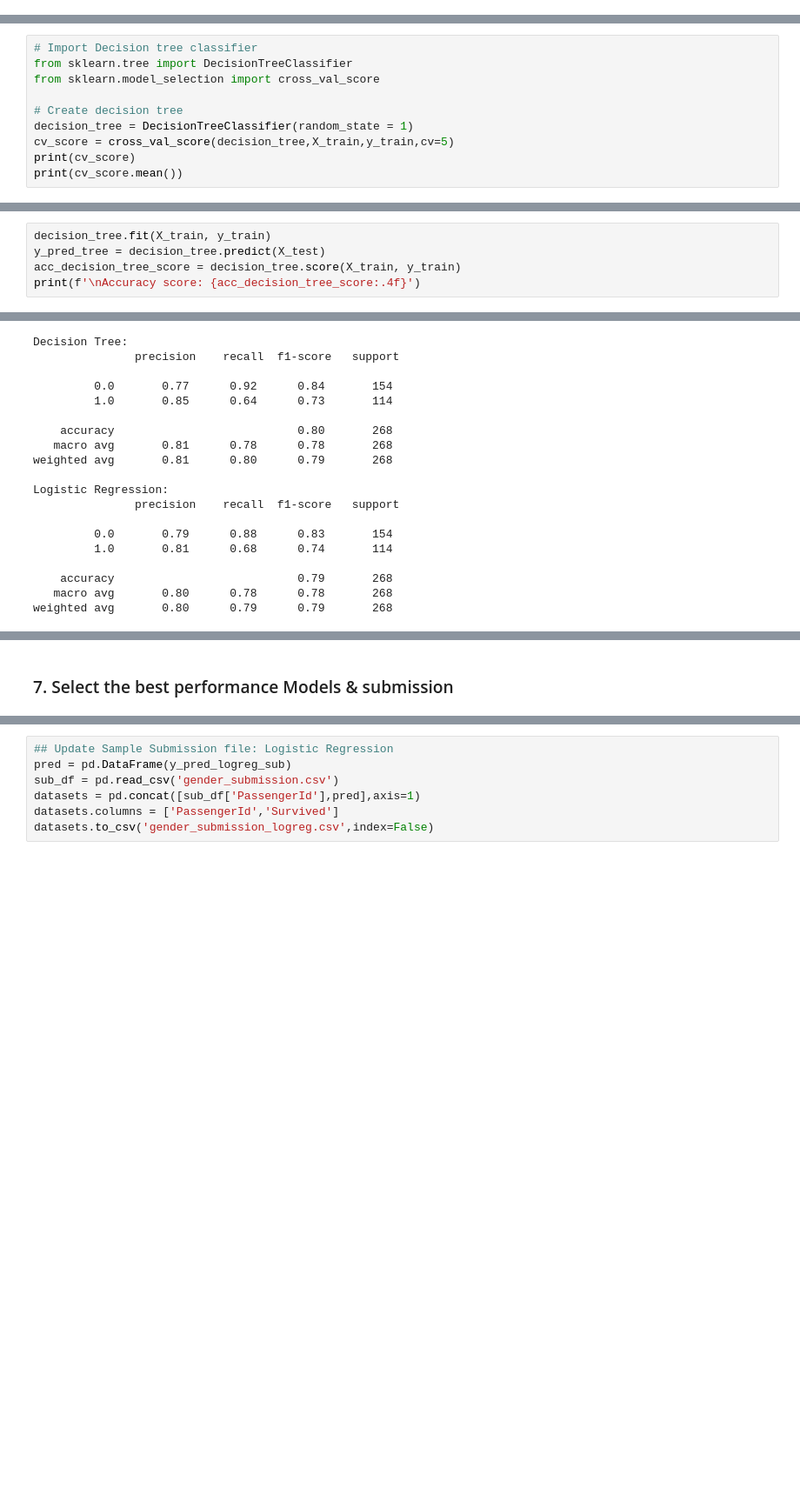
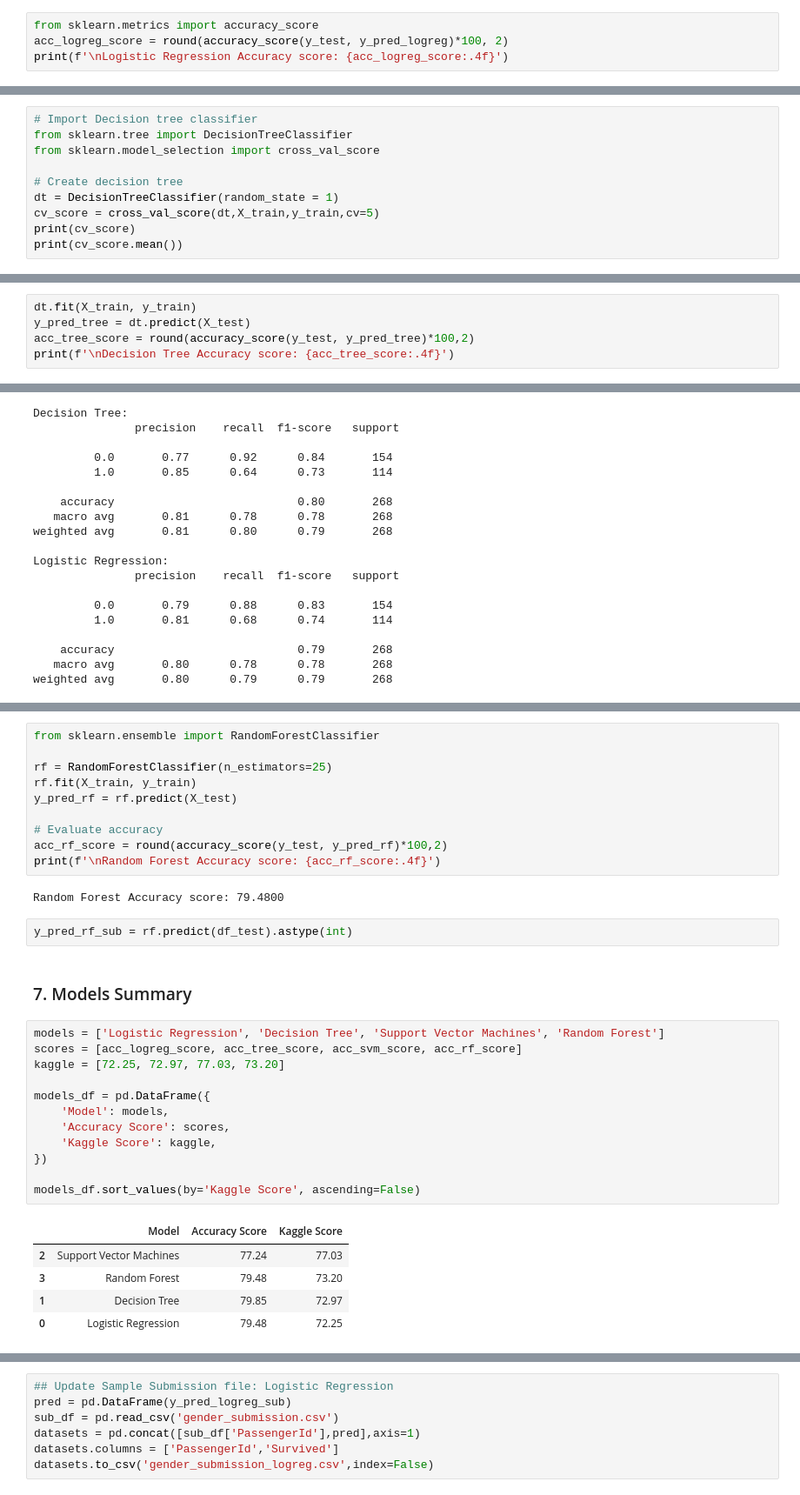
Before and after one commit to LooyeeNg/DataScienceProjects, a Jupyter notebook: titanic/titanic.ipynb, the cells around one changed output, grey strips where cells are left out. Shown at 87% size. Cells and saved outputs as stored; diff of their text form; blank space fills up the shorter version.

Commit message:
Support Vector & Ramdom Forest added

```diff
--- a/titanic/titanic.ipynb
+++ b/titanic/titanic.ipynb
@@ -482,3 +483,7 @@ logreg_auc_score = roc_auc_score(y_test, logreg.predict_proba(X_test)[:, 1])
 print(f'\nAUC score: {logreg_auc_score:.4f}')
 # %% [output]
 AUC score: 0.8597
+# %%
+from sklearn.metrics import accuracy_score
+acc_logreg_score = round(accuracy_score(y_test, y_pred_logreg)*100, 2)
+print(f'\nLogistic Regression Accuracy score: {acc_logreg_score:.4f}')
@@ -492,16 +499,16 @@ from sklearn.tree import DecisionTreeClassifier
 from sklearn.model_selection import cross_val_score
 
 # Create decision tree
-decision_tree = DecisionTreeClassifier(random_state = 1)
-cv_score = cross_val_score(decision_tree,X_train,y_train,cv=5)
+dt = DecisionTreeClassifier(random_state = 1)
+cv_score = cross_val_score(dt,X_train,y_train,cv=5)
 print(cv_score)
 print(cv_score.mean())
 # %% [output]
 [0.744     0.776     0.736     0.7983871 0.7983871]
 0.7705548387096774
 # %%
-decision_tree.fit(X_train, y_train)
-y_pred_tree = decision_tree.predict(X_test)
-acc_decision_tree_score = decision_tree.score(X_train, y_train)
-print(f'\nAccuracy score: {acc_decision_tree_score:.4f}')
+dt.fit(X_train, y_train)
+y_pred_tree = dt.predict(X_test)
+acc_tree_score = round(accuracy_score(y_test, y_pred_tree)*100,2)
+print(f'\nDecision Tree Accuracy score: {acc_tree_score:.4f}')
 # %% [output]
@@ -541,2 +580,34 @@ weighted avg       0.80      0.79      0.79       268
+# %%
+from sklearn.ensemble import RandomForestClassifier
+
+rf = RandomForestClassifier(n_estimators=25)
+rf.fit(X_train, y_train)
+y_pred_rf = rf.predict(X_test)
+
+# Evaluate accuracy
+acc_rf_score = round(accuracy_score(y_test, y_pred_rf)*100,2)
+print(f'\nRandom Forest Accuracy score: {acc_rf_score:.4f}')
+# %% [output]
+Random Forest Accuracy score: 79.4800
+# %%
+y_pred_rf_sub = rf.predict(df_test).astype(int)
 # %% [markdown]
-### 7. Select the best performance Models & submission
+### 7. Models Summary
+# %%
+models = ['Logistic Regression', 'Decision Tree', 'Support Vector Machines', 'Random Forest']
+scores = [acc_logreg_score, acc_tree_score, acc_svm_score, acc_rf_score]
+kaggle = [72.25, 72.97, 77.03, 73.20]
+
+models_df = pd.DataFrame({
+    'Model': models,
+    'Accuracy Score': scores,
+    'Kaggle Score': kaggle,
+})
+
+models_df.sort_values(by='Kaggle Score', ascending=False)
+# %% [output]
+|  | Model | Accuracy Score | Kaggle Score |
+| 2 | Support Vector Machines | 77.24 | 77.03 |
+| 3 | Random Forest | 79.48 | 73.20 |
+| 1 | Decision Tree | 79.85 | 72.97 |
+| 0 | Logistic Regression | 79.48 | 72.25 |
```
Also changed, not shown: parts of 13 cells of this notebook.
